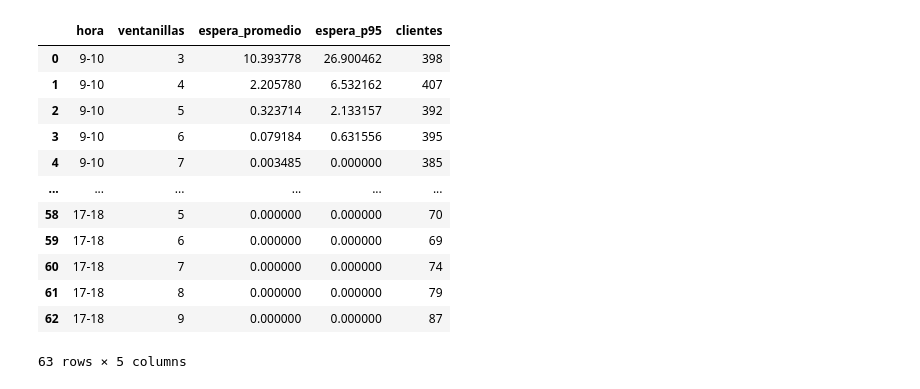
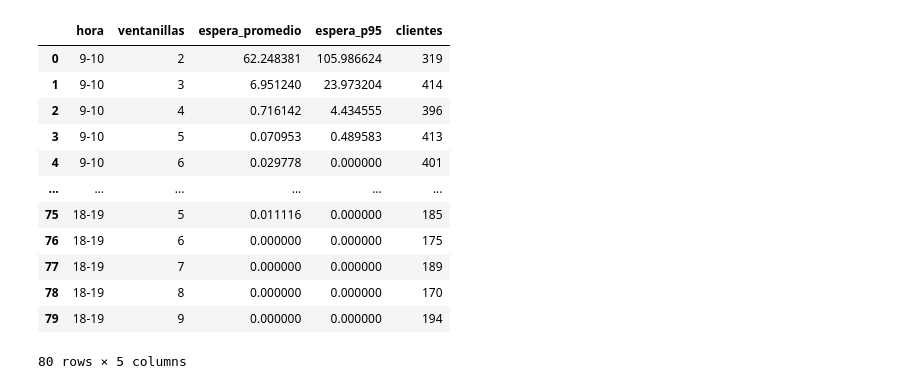
Before and after one commit to antonio-xrp/data_science_ibm, a Jupyter notebook: notebooks/colas.ipynb, the cells around one changed output. Saved outputs shown, nothing was run; the diff lists cells and outputs as text; code cells hidden in the pictures.

```diff
--- a/notebooks/colas.ipynb
+++ b/notebooks/colas.ipynb
@@ -6,12 +6,15 @@ import matplotlib.pyplot as plt
 from matplotlib import style
 style.use('ggplot')
 # %%
-horas = ['9-10', '10-11', '11-12', '12-13', '13-14', '14-15', '15-16', '16-17', '17-18']
-lambdas = [50, 55, 45, 35, 20, 35, 40, 60, 10]
+horas = ['9-10', '10-11', '11-12', '12-13', '13-14', '14-15', '15-16', '16-17', '17-18', '18-19']
+lambdas = [50, 60, 58, 43, 35, 31, 44, 59, 65, 23]
+h_h = [13.64, 13.64,13.64,13.64,13.64,13.64,13.64,13.64,13.64,13.64]
+c_e = [27.29,27.29,27.29,27.29,27.29,27.29,27.29,27.29,27.29,27.29,27.29,27.29, ]
 
 df = pd.DataFrame({
     'hora':horas,
-    'lambda':lambdas
+    'lambda':lambdas,
+    'h_h':h_h
 })
 df
 # %% [output]
@@ -81,46 +85,49 @@ def metricas_mmc(lam, mu, c):
     return rho, P0, Lq, Wq_h, Ws_h, Ls, Wq_m, Ws_m
 # %%
 # frecuencia de operaciones 9-10
-probs09_10 = [0.33, 0.28, 0.25, 0.07, 0.03]
+probs09_10 = [0.36, 0.18, 0.23, 0.09, 0.02, 0.04]
 tiempos09_10 = [4, 2, 2, 4, 8]
 
 # frecuencia de operaciones 10-11
-probs10_11 = [0.34, 0.29, 0.20, 0.06, 0.02]
+probs10_11 = [0.36, 0.16, 0.21, 0.1, 0.04, 0.04]
 tiempos10_11 = [4, 2, 2, 4, 8]
 
 # frecuencia de operaciones 11-12
-probs11_12 = [0.20, 0.33, 0.15, 0.17, 0.13]
+probs11_12 = [0.36, 0.17, 0.20, 0.10, 0.04, 0.04]
 tiempos11_12 = [4, 2, 2, 4, 8]
 
 # frecuencia de operaciones 12-13
-probs12_13 = [0.23, 0.34, 0.22, 0.11, 0.04]
+probs12_13 = [0.36, 0.17, 0.20, 0.10, 0.05, 0.05]
 tiempos12_13 = [4, 2, 2, 4, 8]
 
 # frecuencia de operaciones 13-14
-probs13_14 = [0.33, 0.18, 0.22, 0.04, 0.13]
+probs13_14 = [0.35, 0.19, 0.27, 0.10, 0.04, 0.05]
 tiempos13_14 = [4, 2, 2, 4, 8]
 
 # frecuencia de operaciones 14-15
-probs14_15 = [0.13, 0.38, 0.22, 0.02, 0.14]
+probs14_15 = [0.37, 0.21, 0.22, 0.10, 0.04, 0.05]
 tiempos14_15 = [4, 2, 2, 4, 8]
 
 # frecuencia de operaciones 15-16
-probs15_16 = [0.21, 0.21, 0.33, 0.17, 0.02]
+probs15_16 = [0.39, 0.19, 0.19, 0.10, 0.03, 0.05]
 tiempos15_16 = [4, 2, 2, 4, 8]
 
 # frecuencia de operaciones 16-17
-probs16_17 = [0.20, 0.20, 0.10, 0.10, 0.11]
+probs16_17 = [0.36, 0.19, 0.17, 0.10, 0.04, 0.04]
 tiempos16_17 = [4, 2, 2, 4, 8]
 
 # frecuencia de operaciones 17-18
-probs17_18 = [0.23, 0.20, 0.05, 0.01, 0.33]
+probs17_18 = [0.30, 0.19, 0.16, 0.13, 0.06, 0.03]
 tiempos17_18 = [4, 2, 2, 4, 8]
 
-tipos = ["Op1", "Op2", "Op3", "Op4", "Op5"]
+probs18_17 = [0.30, 0.19, 0.16, 0.13, 0.06, 0.03]
+tiempos17_18 = [4, 2, 2, 4, 8]
+
+tipos = ["DEPOSITO", "COBRANZAS LOCALES OTRAS AGENCIAS", "RETIRO", "COBRANZAS", "DESEMBOLSOS", "APERTURA"]
 
 df_operaciones = pd.DataFrame({
     "Operacion": tipos,
-    "Tiempo_min": [3, 3, 3, 4.8, 20],
+    "Tiempo_min": [2.5, 2.5, 2.5, 4.8, 20, 2.2],
     "9-10": probs09_10,
     "10-11": probs10_11,
     "11-12": probs11_12,
@@ -129,7 +136,8 @@ df_operaciones = pd.DataFrame({
     "14-15": probs14_15,
     "15-16": probs15_16,
     "16-17": probs16_17,
-    "17-18": probs17_18
+    "17-18": probs17_18,
+    "18-19":probs18_17
 })
 
 df_operaciones
@@ -266,37 +278,37 @@ def simular_agencia(lam, mu, ventanillas, tiempo_sim=480):
 # %%
 simulaciones = []
 
 for _, row in df.iterrows():
 
     lam = row["lambda"]/60
     mu = row["mu"]/60
 
-    for v in range(3,10):
+    for v in range(2,10):
 
         resultado = simular_agencia(lam, mu, v)
 
         simulaciones.append({
             "hora": row["hora"],
             "ventanillas": v,
             "espera_promedio": resultado["espera_promedio"],
             "espera_p95": resultado["p95"],
             "clientes": resultado["clientes"]
         })
 
 df_sim = pd.DataFrame(simulaciones)
 
 df_sim
 # %% [output]
 |  | hora | ventanillas | espera_promedio | espera_p95 | clientes |
-| 0 | 9-10 | 3 | 10.393778 | 26.900462 | 398 |
-| 1 | 9-10 | 4 | 2.205780 | 6.532162 | 407 |
-| 2 | 9-10 | 5 | 0.323714 | 2.133157 | 392 |
-| 3 | 9-10 | 6 | 0.079184 | 0.631556 | 395 |
-| 4 | 9-10 | 7 | 0.003485 | 0.000000 | 385 |
+| 0 | 9-10 | 2 | 62.248381 | 105.986624 | 319 |
+| 1 | 9-10 | 3 | 6.951240 | 23.973204 | 414 |
+| 2 | 9-10 | 4 | 0.716142 | 4.434555 | 396 |
+| 3 | 9-10 | 5 | 0.070953 | 0.489583 | 413 |
+| 4 | 9-10 | 6 | 0.029778 | 0.000000 | 401 |
 | ... | ... | ... | ... | ... | ... |
-| 58 | 17-18 | 5 | 0.000000 | 0.000000 | 70 |
-| 59 | 17-18 | 6 | 0.000000 | 0.000000 | 69 |
-| 60 | 17-18 | 7 | 0.000000 | 0.000000 | 74 |
-| 61 | 17-18 | 8 | 0.000000 | 0.000000 | 79 |
-| 62 | 17-18 | 9 | 0.000000 | 0.000000 | 87 |
+| 75 | 18-19 | 5 | 0.011116 | 0.000000 | 185 |
+| 76 | 18-19 | 6 | 0.000000 | 0.000000 | 175 |
+| 77 | 18-19 | 7 | 0.000000 | 0.000000 | 189 |
+| 78 | 18-19 | 8 | 0.000000 | 0.000000 | 170 |
+| 79 | 18-19 | 9 | 0.000000 | 0.000000 | 194 |
-63 rows × 5 columns
+80 rows × 5 columns
```
Also changed, not shown: parts of 4 cells of this notebook.
